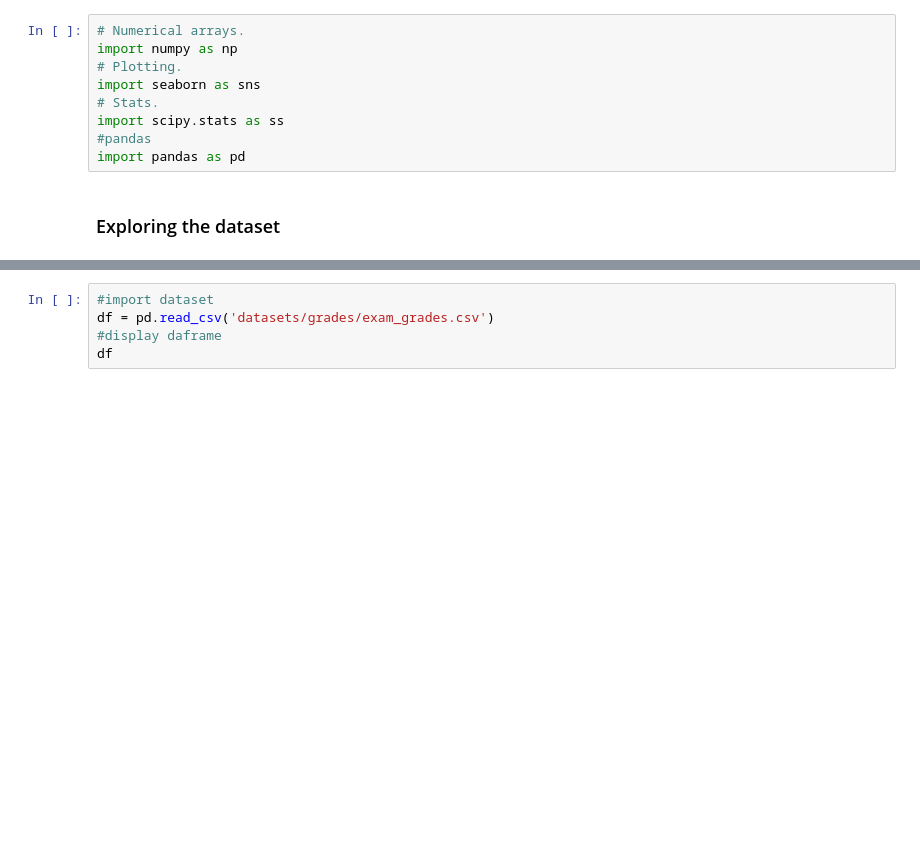
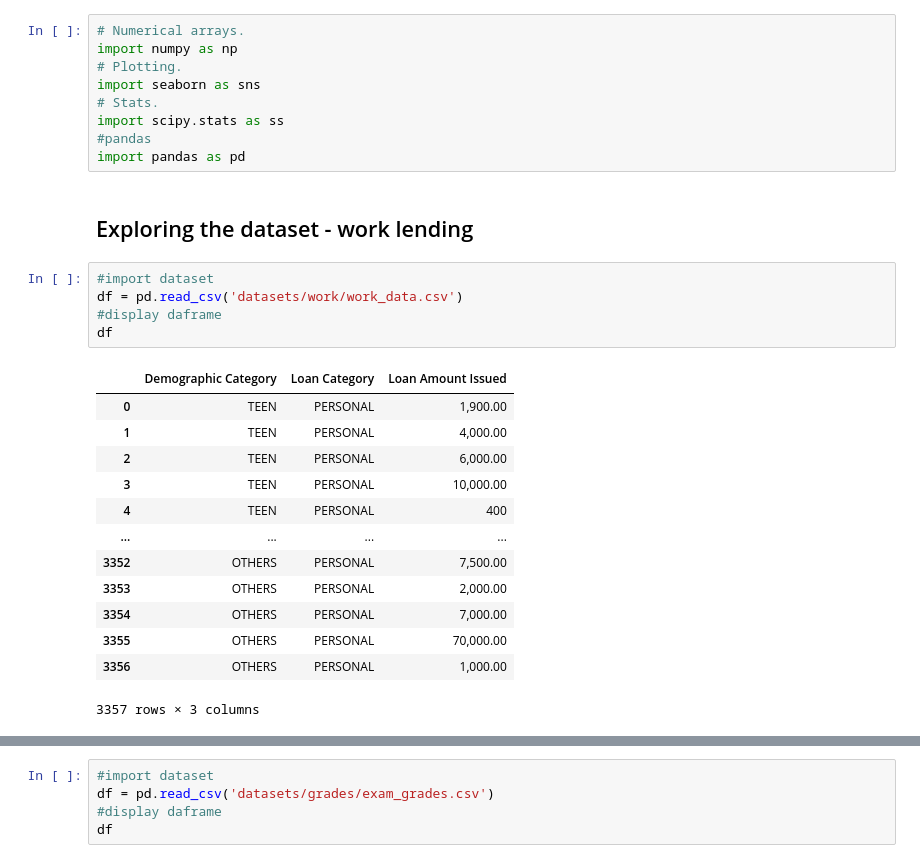
Before and after one commit to brendantipp/gmit_mls_2021, a Jupyter notebook: scipy-stats.ipynb, the cells around one changed output, grey strips where cells are left out. Saved outputs shown, nothing was run; the diff lists cells and outputs as text; blank space fills up the shorter version.

Commit message:
added in new work dataset for anova analysis

```diff
--- a/scipy-stats.ipynb
+++ b/scipy-stats.ipynb
@@ -48,4 +48,23 @@ import scipy.stats as ss
 #pandas
 import pandas as pd
 # %% [markdown]
-### Exploring the dataset
+## Exploring the dataset - work lending
+# %%
+#import dataset
+df = pd.read_csv('datasets/work/work_data.csv')
+#display daframe
+df
+# %% [output]
+|  | Demographic Category | Loan Category | Loan Amount Issued |
+| 0 | TEEN | PERSONAL | 1,900.00 |
+| 1 | TEEN | PERSONAL | 4,000.00 |
+| 2 | TEEN | PERSONAL | 6,000.00 |
+| 3 | TEEN | PERSONAL | 10,000.00 |
+| 4 | TEEN | PERSONAL | 400 |
+| ... | ... | ... | ... |
+| 3352 | OTHERS | PERSONAL | 7,500.00 |
+| 3353 | OTHERS | PERSONAL | 2,000.00 |
+| 3354 | OTHERS | PERSONAL | 7,000.00 |
+| 3355 | OTHERS | PERSONAL | 70,000.00 |
+| 3356 | OTHERS | PERSONAL | 1,000.00 |
+3357 rows × 3 columns
```
Also changed, not shown: parts of 7 cells of this notebook.
